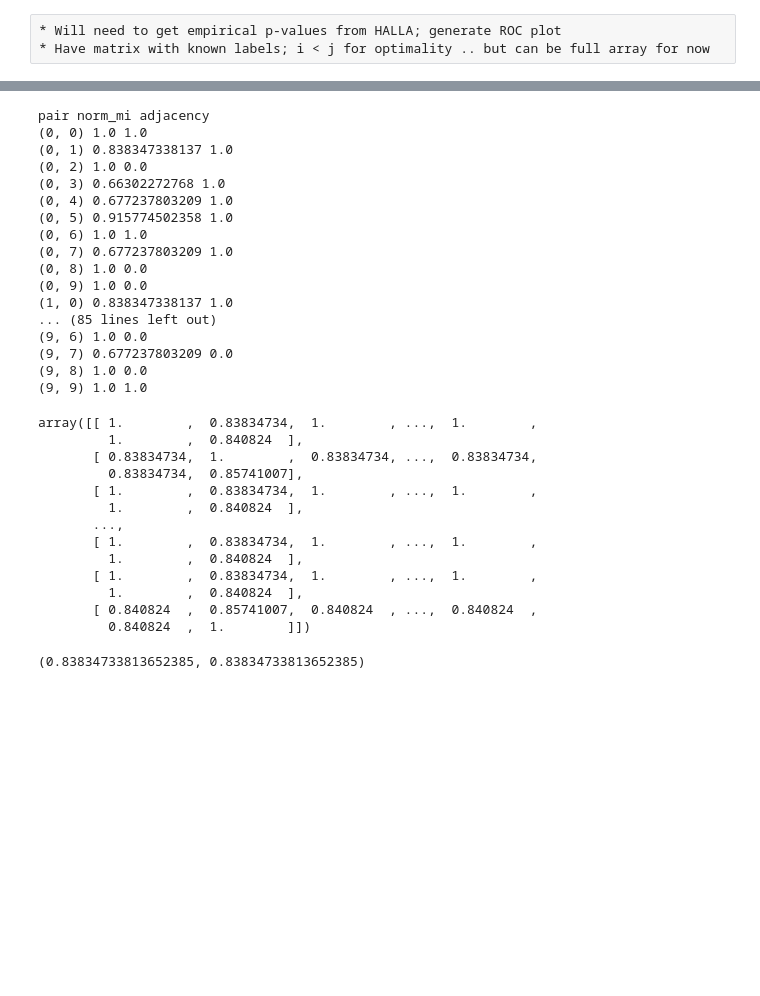
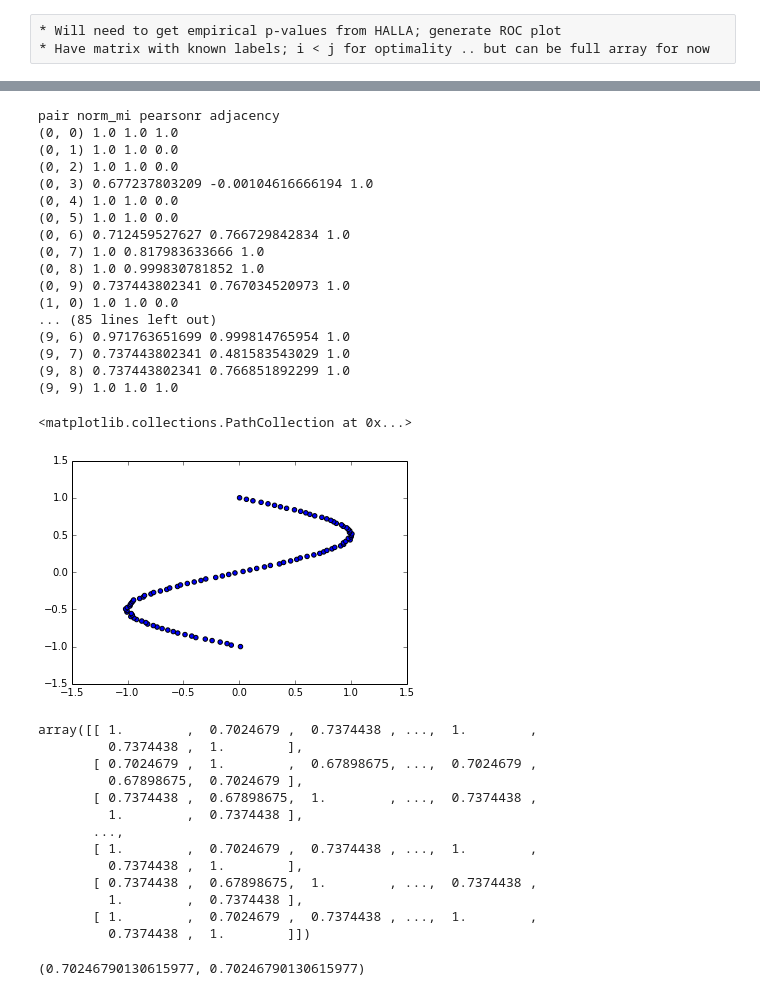
Before and after one commit to biobakery/halla_legacy, a Jupyter notebook: 5December2013.ipynb, the cells around one changed output, grey strips where cells are left out. Saved outputs shown, nothing was run; the diff lists cells and outputs as text; code cells hidden in the pictures; blank space fills up the shorter version.

Commit message:
Monday checkpoint
changed 18December2013.ipynb
changed 5December2013.ipynb
changed halla/stats/__init__.py

```diff
--- a/5December2013.ipynb
+++ b/5December2013.ipynb
@@ -99,2 +99,2 @@ print halla.distance.norm_mi( dl, dv )
 # %%
-X,A = s.generate_synthetic_data( num_var = 50, sparsity = 0.2 )
+X,A = s.generate_synthetic_data( num_var = 100, sparsity = 0.5 )
@@ -103,49 +210,55 @@ D = halla.discretize( X )
 # %%
 M = numpy.zeros((10,10))
-print "pair", "norm_mi", "adjacency"
+print "pair", "norm_mi", "pearsonr", "adjacency"
 for i,j in itertools.product(range(10),range(10)):
     M[i][j] = halla.distance.norm_mi( D[i], D[j] )
-    print (i,j), M[i][j], A[i][j]
+
+    print (i,j), M[i][j], halla.distance.cor( X[i], X[j] ) , A[i][j]
 # %% [output]
-pair norm_mi adjacency
-(0, 0) 1.0 1.0
-(0, 1) 0.838347338137 1.0
-(0, 2) 1.0 0.0
-(0, 3) 0.66302272768 1.0
-(0, 4) 0.677237803209 1.0
-(0, 5) 0.915774502358 1.0
-(0, 6) 1.0 1.0
-(0, 7) 0.677237803209 1.0
-(0, 8) 1.0 0.0
-(0, 9) 1.0 0.0
-(1, 0) 0.838347338137 1.0
+pair norm_mi pearsonr adjacency
+(0, 0) 1.0 1.0 1.0
+(0, 1) 1.0 1.0 0.0
+(0, 2) 1.0 1.0 0.0
+(0, 3) 0.677237803209 -0.00104616666194 1.0
+(0, 4) 1.0 1.0 0.0
+(0, 5) 1.0 1.0 0.0
+(0, 6) 0.712459527627 0.766729842834 1.0
+(0, 7) 1.0 0.817983633666 1.0
+(0, 8) 1.0 0.999830781852 1.0
+(0, 9) 0.737443802341 0.767034520973 1.0
+(1, 0) 1.0 1.0 0.0
 ... (85 lines left out)
-(9, 6) 1.0 0.0
-(9, 7) 0.677237803209 0.0
-(9, 8) 1.0 0.0
-(9, 9) 1.0 1.0
+(9, 6) 0.971763651699 0.999814765954 1.0
+(9, 7) 0.737443802341 0.481583543029 1.0
+(9, 8) 0.737443802341 0.766851892299 1.0
+(9, 9) 1.0 1.0 1.0
+# %%
+scatter(X[9],X[5])
+# %% [output]
+<matplotlib.collections.PathCollection at 0x...>
+[figure, added]
 # %%
 DD = halla.hierarchy.naive_all_against_all( D )
 # %%
 DD
 # %% [output]
-array([[ 1.        ,  0.83834734,  1.        , ...,  1.        ,
-         1.        ,  0.840824  ],
-       [ 0.83834734,  1.        ,  0.83834734, ...,  0.83834734,
-         0.83834734,  0.85741007],
-       [ 1.        ,  0.83834734,  1.        , ...,  1.        ,
-         1.        ,  0.840824  ],
+array([[ 1.        ,  0.7024679 ,  0.7374438 , ...,  1.        ,
+         0.7374438 ,  1.        ],
+       [ 0.7024679 ,  1.        ,  0.67898675, ...,  0.7024679 ,
+         0.67898675,  0.7024679 ],
+       [ 0.7374438 ,  0.67898675,  1.        , ...,  0.7374438 ,
+         1.        ,  0.7374438 ],
        ...,
-       [ 1.        ,  0.83834734,  1.        , ...,  1.        ,
-         1.        ,  0.840824  ],
-       [ 1.        ,  0.83834734,  1.        , ...,  1.        ,
-         1.        ,  0.840824  ],
-       [ 0.840824  ,  0.85741007,  0.840824  , ...,  0.840824  ,
-         0.840824  ,  1.        ]])
+       [ 1.        ,  0.7024679 ,  0.7374438 , ...,  1.        ,
+         0.7374438 ,  1.        ],
+       [ 0.7374438 ,  0.67898675,  1.        , ...,  0.7374438 ,
+         1.        ,  0.7374438 ],
+       [ 1.        ,  0.7024679 ,  0.7374438 , ...,  1.        ,
+         0.7374438 ,  1.        ]])
 # %%
 DD[0][1],DD[1][0]
 # %% [output]
-(0.83834733813652385, 0.83834733813652385)
+(0.70246790130615977, 0.70246790130615977)
 # %%
 A
 # %% [output]
```
Also changed, not shown: parts of 16 cells of this notebook, 2 other files.
